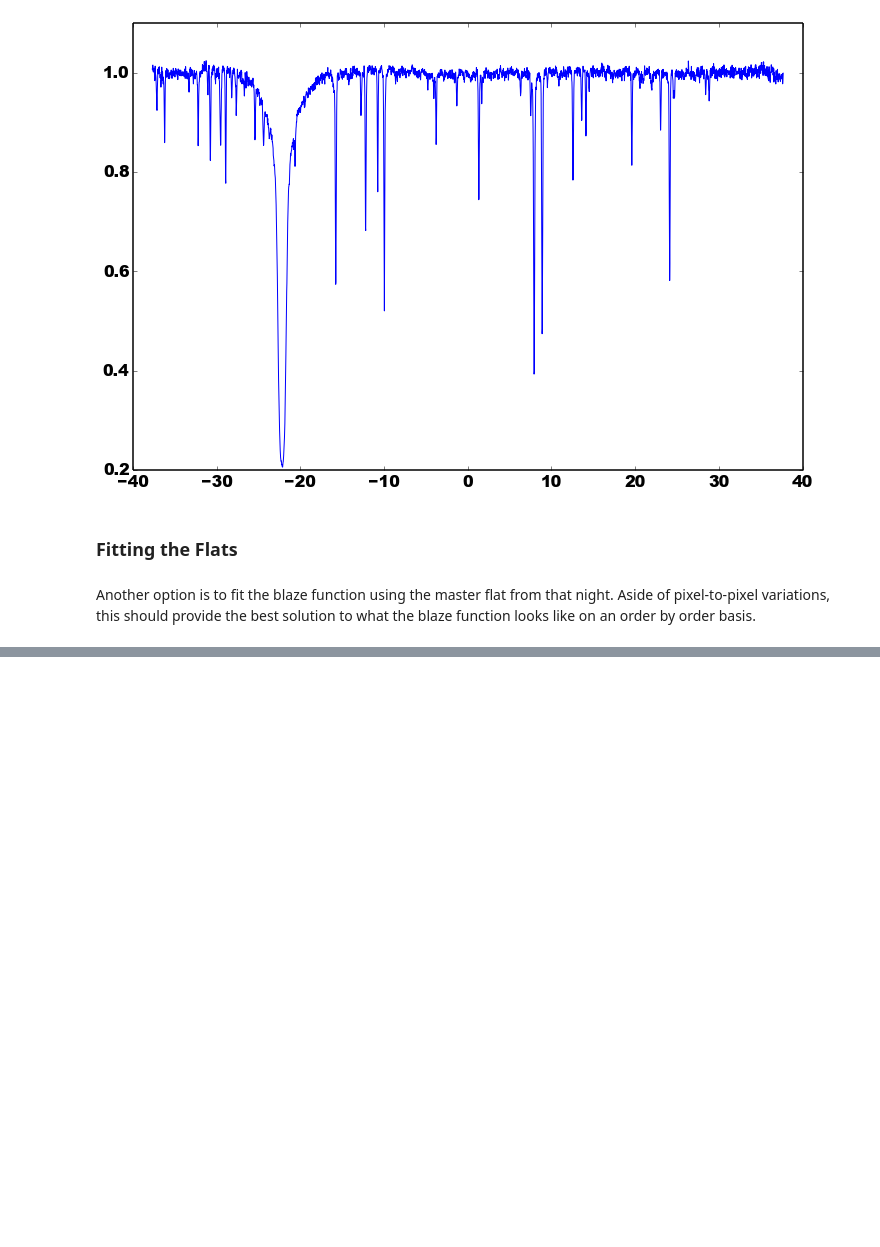
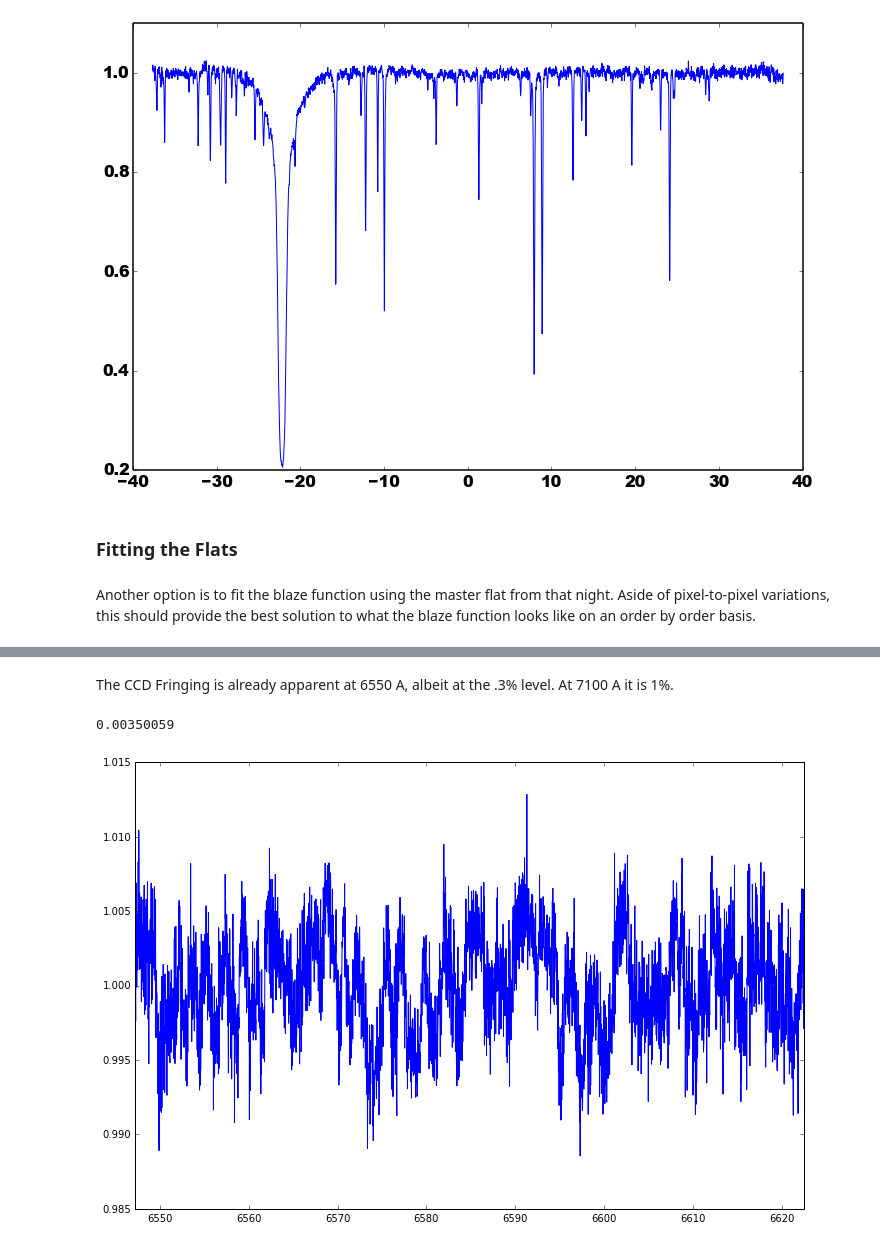
Before and after one commit to mattgiguere/pyutil, a Jupyter notebook: blazeFitNB.ipynb, the cells around one changed output, grey strips where cells are left out. Cells and saved outputs as stored; diff of their text form; code cells hidden in the pictures; blank space fills up the shorter version.

```diff
--- a/blazeFitNB.ipynb
+++ b/blazeFitNB.ipynb
@@ -335,0 +372,10 @@ Another option is to fit the blaze function using the master flat from that nigh
+# %% [markdown]
+The CCD Fringing is already apparent at 6550 A, albeit at the .3% level. At 7100 A it is 1%.
+# %%
+flatcorr = flatdata[0,61 - ord,:]
+plt.plot(scidata[ord,:,0], flatcorr[::-1])
+plt.xlim([np.min(scidata[ord,:,0]), np.max(scidata[ord,:,0])])
+print(np.std(flatcorr[::-1]))
+# %% [output]
+0.00350059
+[figure, added]
```
Also changed, not shown: parts of 10 cells of this notebook.
